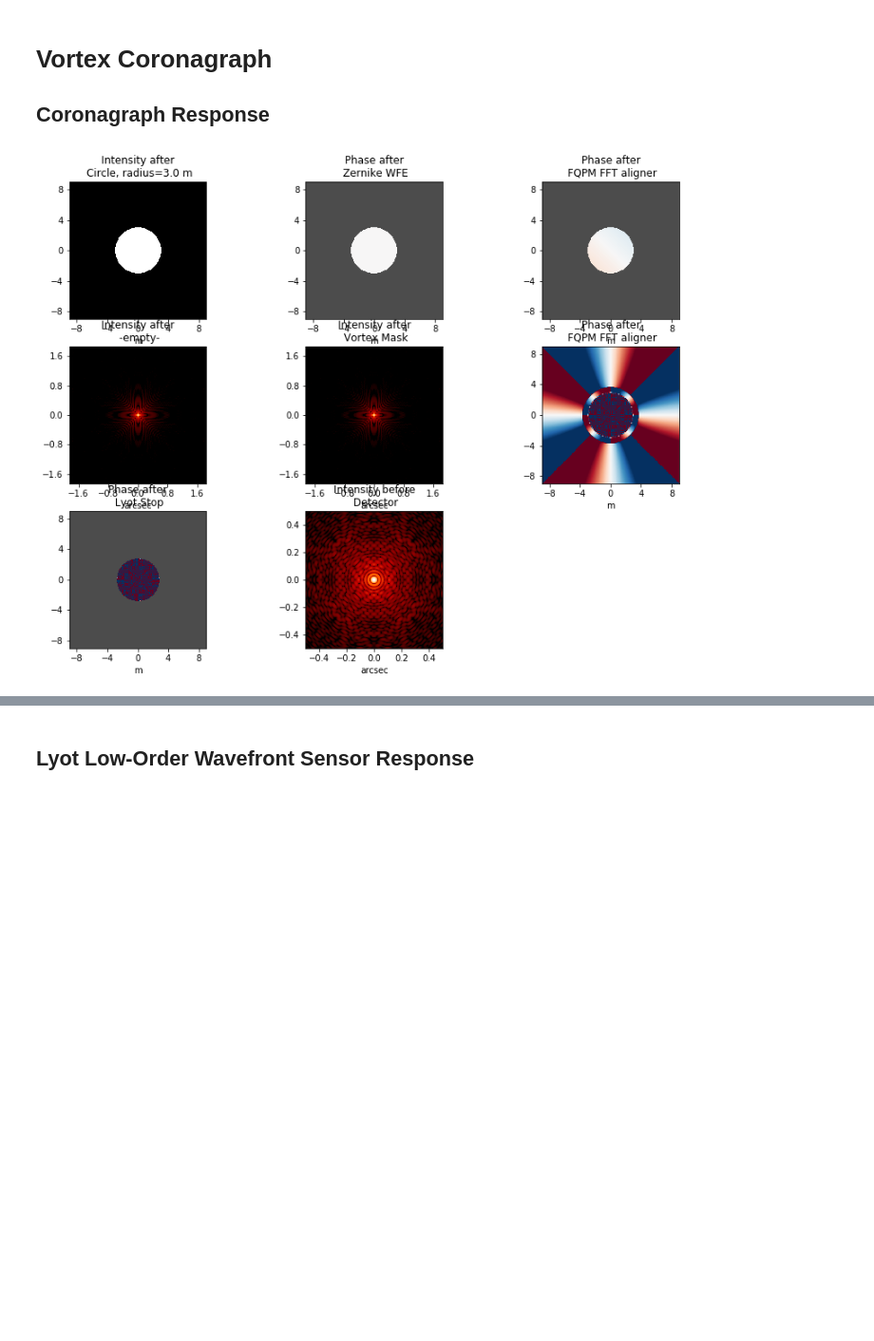
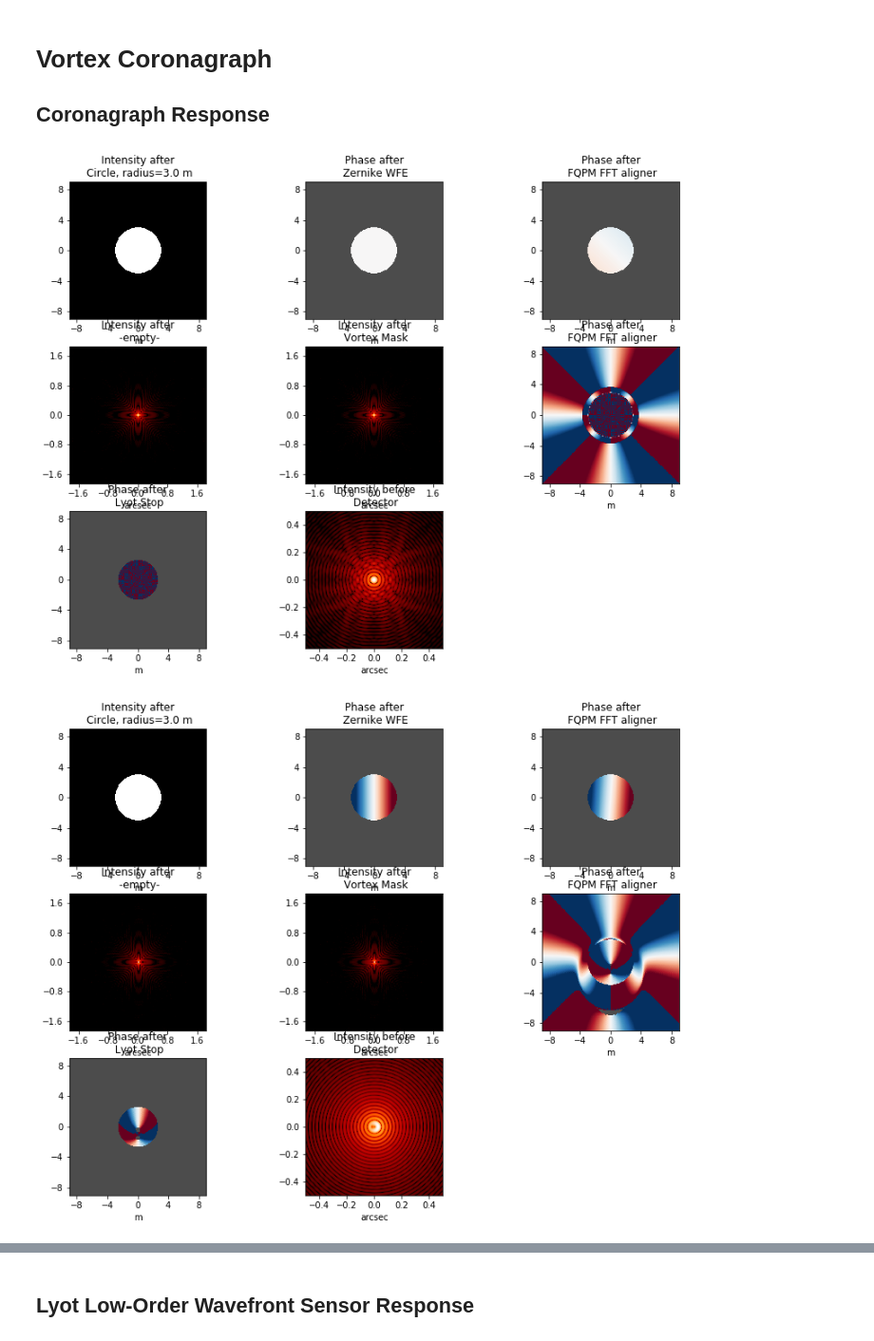
Before and after one commit to gregwallan/coronagraph-NN-data-gen, a Jupyter notebook: Test Responses.ipynb, the cells around one changed output, grey strips where cells are left out. Shown at 95% size. Drawn from its saved outputs; the diff is of its cells as text; code cells hidden in the pictures; blank space fills up the shorter version.

```diff
--- a/Test Responses.ipynb
+++ b/Test Responses.ipynb
@@ -14,26 +14,28 @@ logging.getLogger('poppy').setLevel(logging.WARN)
 # %%
 oversample=4
 science_pixelscale = 0.005;
-llowfs_fov = 0.3; #arcsec
+llowfs_fov = 0.4; #arcsec
 npix_llowfs = 128
 
 llowfs_pixelscale = llowfs_fov/npix_llowfs   #arcsec/pixel
 
 wavelength = 0.632e-6*u.m
-sensor_defocus = 3/(2*np.pi) #(times wavelength)
+sensor_defocus = 6/(2*np.pi) #(times wavelength)
 charge=4
 # %%
 #wfe = [0, 0, 50e-9, 0, 0]
 vtx_onaxis = make_coronagraph([0,0,0,0],wavelength=wavelength,oversample=oversample,pixelscale=science_pixelscale,\
                                 llowfs=False,mask_type='vortex',vortex_charge=charge,sensor_defocus=sensor_defocus)
-vtx_offaxis = make_coronagraph([0,400e-9,0,0],wavelength=wavelength,oversample=oversample,pixelscale=science_pixelscale,\
+vtx_offaxis = make_coronagraph([0,100e-9,0,0],wavelength=wavelength,oversample=oversample,pixelscale=science_pixelscale,\
                                 llowfs=False,mask_type='vortex',vortex_charge=charge,sensor_defocus=sensor_defocus)
 # %%
 plt.figure(figsize=(14,10))
 psf_onaxis = vtx_onaxis.calc_psf(wavelength=wavelength, display_intermediates=True)
-psf_offaxis = vtx_offaxis.calc_psf(wavelength=wavelength, display_intermediates=False)
+plt.figure(figsize=(14,10))
+psf_offaxis = vtx_offaxis.calc_psf(wavelength=wavelength, display_intermediates=True)
 # %% [output]
-[figure, old version]
+[figure, new version]
+[figure, added]
 # %%
 plt.figure()
 poppy.display_psf(psf_onaxis,title='Coronagraph Response (On-Axis)')
```
Also changed, not shown: parts of 16 cells of this notebook, 1 other file.
